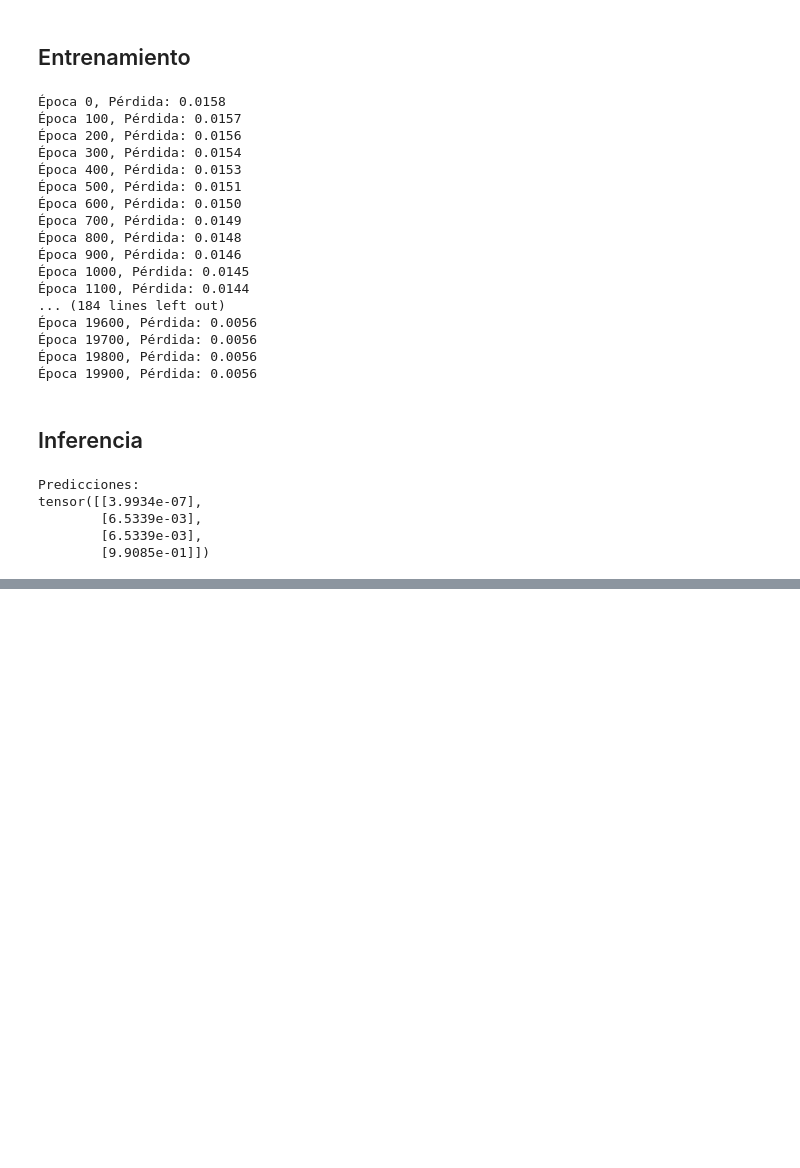
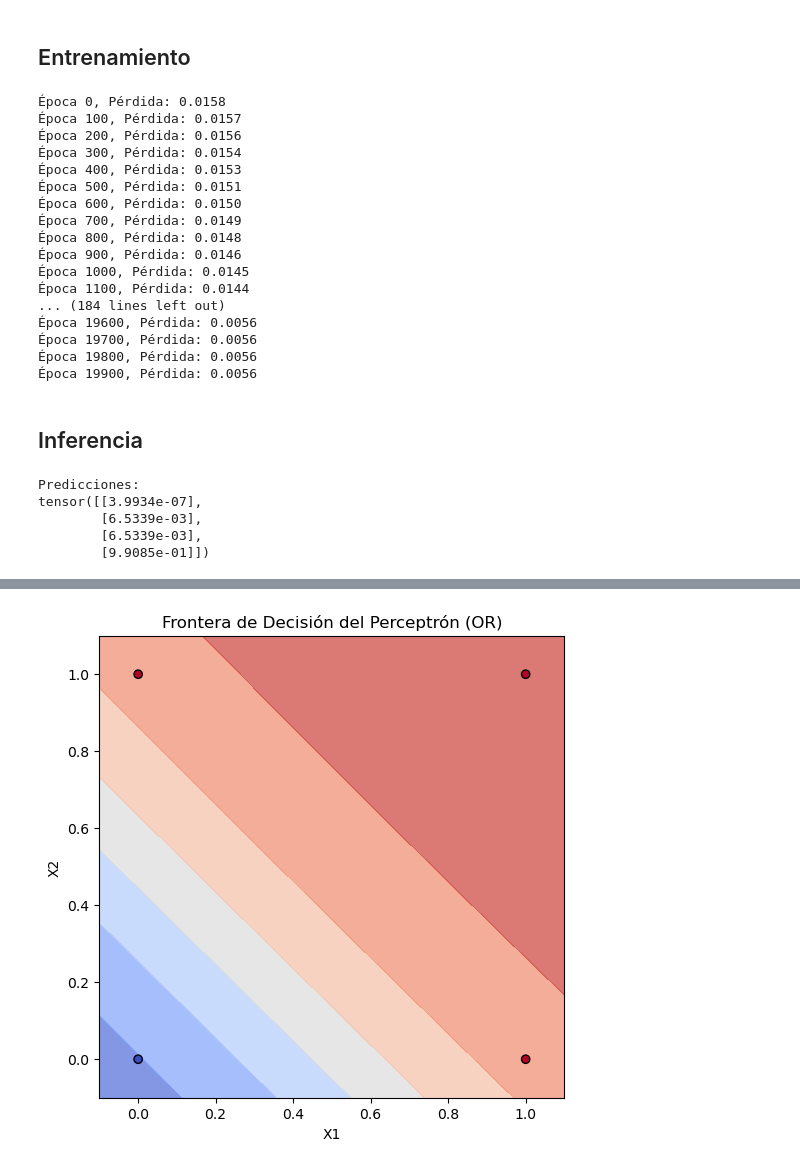
Before and after one commit to BToadere/Msc.Computer-Science, a Jupyter notebook: Redes Neuronales/_mis_tests_/perceptron.ipynb, the cells around one changed output, grey strips where cells are left out. Saved outputs shown, nothing was run; the diff lists cells and outputs as text; code cells hidden in the pictures; blank space fills up the shorter version.

```diff
--- a/Redes Neuronales/_mis_tests_/perceptron.ipynb
+++ b/Redes Neuronales/_mis_tests_/perceptron.ipynb
@@ -83,0 +138,86 @@ tensor([[3.9934e-07],
+# %%
+import torch
+import torch.nn as nn
+import torch.optim as optim
+import numpy as np
+import matplotlib.pyplot as plt
+
+# Definimos la clase del perceptrón, heredando de nn.Module
+class Perceptron(nn.Module):
+    def __init__(self, input_size, hidden_size):
+        """
+        Constructor del perceptrón.
+
+        Parámetros:
+        - input_size: Número de entradas (cantidad de características de cada muestra).
+        - hidden_size: Número de neuronas en la capa oculta.
+        """
+
+        super().__init__()  # Inicializa nn.Module para registrar parámetros
+
+        # Definimos la capa oculta (fully connected)
+        self.hidden = nn.Linear(input_size, hidden_size)
+        self.f_hidden = nn.Tanh()
+
+        # Definimos la capa de salida con 1 neurona (para regresión o clasificación binaria)
+        self.output = nn.Linear(hidden_size, 1)
+        self.f_output = lambda x: x  # Función identidad (no aplicamos transformación)
+
+    def forward(self, x):
+        """
+        Define el flujo de datos a través de la red neuronal.
+
+        Parámetro:
+        - x: Tensor de entrada (muestra o batch de datos)
+
+        Retorna:
+        - La predicción del modelo (salida de la capa final)
+        """
+        x = self.f_hidden(self.hidden(x))  # Aplicamos la capa oculta + activación Tanh
+        x = self.f_output(self.output(x))  # Aplicamos la capa de salida sin activación
+        return x  # Devolvemos la salida final del modelo
+
+
+# 📌 Datos de la compuerta lógica OR
+X = torch.tensor([[0, 0], [0, 1], [1, 0], [1, 1]], dtype=torch.float32)
+y = torch.tensor([[0], [1], [1], [1]], dtype=torch.float32)  # OR
+
+# Crear el modelo con los tamaños adecuados
+input_size = X.shape[1]  # Número de características de entrada (columnas del dataset)
+hidden_size = 3  # Número de neuronas en la capa oculta
+
+model = Perceptron(input_size, hidden_size)  # Instanciamos el modelo
+
+# 📌 Definir función de pérdida y optimizador
+criterion = nn.BCEWithLogitsLoss()  # Binary Cross Entropy con logits
+optimizer = optim.SGD(model.parameters(), lr=0.1)
+
+# 📌 Entrenamiento del modelo
+epochs = 1000
+for epoch in range(epochs):
+    optimizer.zero_grad()  # Resetear gradientes
+    output = model(X)  # Forward pass
+    loss = criterion(output, y)  # Calcular pérdida
+    loss.backward()  # Backpropagation
+    optimizer.step()  # Actualizar pesos
+
+    if epoch % 100 == 0:
+        print(f"Época {epoch}, Pérdida: {loss.item():.4f}")
+
+# 📌 Visualización de la frontera de decisión
+x1_min, x1_max = -0.1, 1.1
+x2_min, x2_max = -0.1, 1.1
+xx1, xx2 = np.meshgrid(np.linspace(x1_min, x1_max, 100),
+                       np.linspace(x2_min, x2_max, 100))
+
+grid = torch.tensor(np.c_[xx1.ravel(), xx2.ravel()], dtype=torch.float32)
+preds = model(grid).detach().numpy().reshape(xx1.shape)
+
+plt.figure(figsize=(6, 6))
+plt.contourf(xx1, xx2, preds, alpha=0.7, cmap="coolwarm")  # Frontera de decisión
+plt.scatter(X[:, 0], X[:, 1], c=y[:, 0], edgecolors='k', cmap="coolwarm")  # Puntos de datos
+plt.title("Frontera de Decisión del Perceptrón (OR)")
+plt.xlabel("X1")
+plt.ylabel("X2")
+plt.show()
+# %% [output]
@@ -83,0 +234 @@ tensor([[3.9934e-07],
+[figure, added]
```
Also changed, not shown: parts of 3 cells of this notebook, 24 other files.
